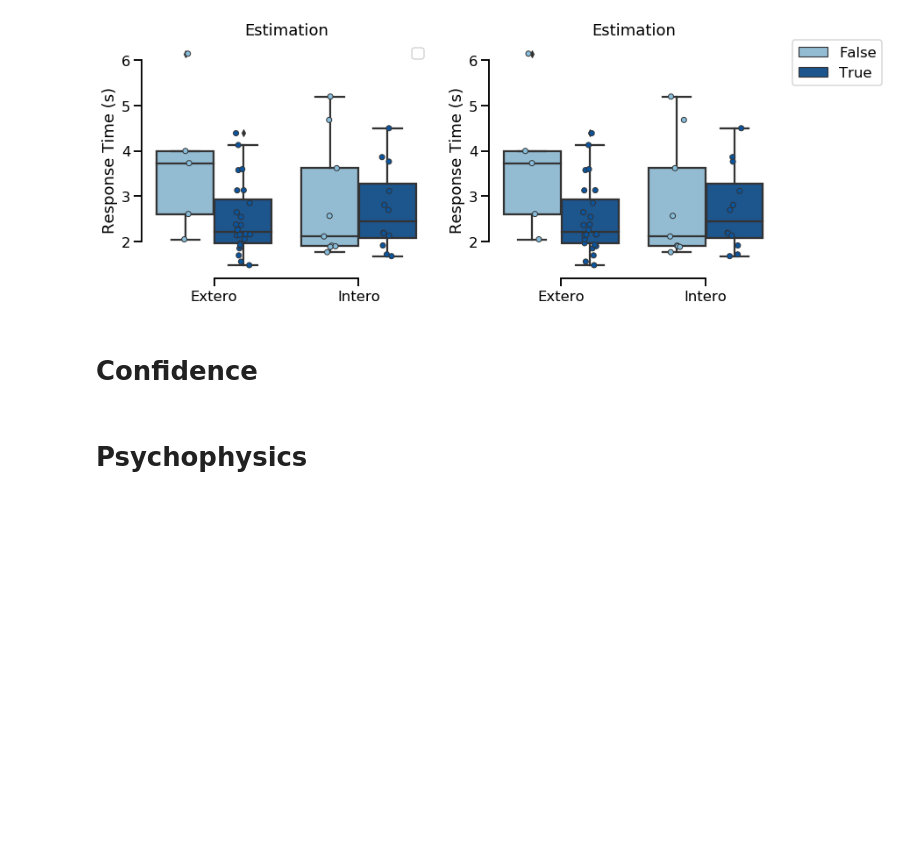
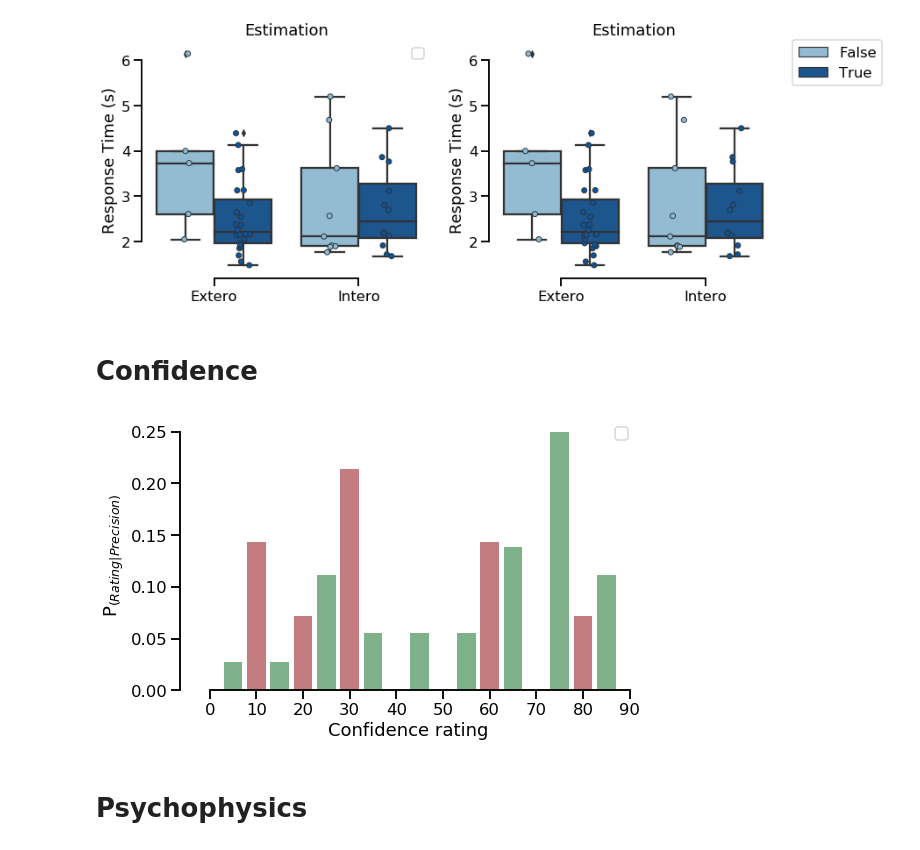
Before and after one commit to embodied-computation-group/Cardioception, a Jupyter notebook: cardioception/HeartRateDiscrimination/Analyses.ipynb, the cells around one changed output. Cells and saved outputs as stored; diff of their text form; code cells hidden in the pictures; blank space fills up the shorter version.

```diff
--- a/cardioception/HeartRateDiscrimination/Analyses.ipynb
+++ b/cardioception/HeartRateDiscrimination/Analyses.ipynb
@@ -77,3 +50,28 @@ plt.tight_layout()
+# %%
+sns.set_context('talk')
+fig, ax = plt.subplots(figsize=(8, 5))
+
+for col, corr, label in zip(['#b55d60', '#5f9e6e'], [False, True], ['Incorrect', 'Correct']):
+
+    for conf in range(10, 100, 10):
+
+        # Correct trials
+        p = len(df['Confidence'][(df['Confidence']<conf) & (df['Confidence']>conf -10) & (df['responseCorrect'] == corr)])
+
+        # Normalize wih total numer of trials
+        p /= len(df['Confidence'][(df['responseCorrect'] == corr)])
+
+        jit = 5 if corr == True else 0
+        plt.bar(x=[conf-10+jit], height=p, width=4, color=col, alpha=.8, label=label)
+
+plt.legend('')
+plt.ylabel('P$_{(Rating|Precision)}$')
+plt.xlabel('Confidence rating')
+plt.xticks(range(0, 100, 10))
+sns.despine(trim=10)
+plt.tight_layout()
+# %% [output]
+[figure, added]
 # %% [markdown]
 # Psychophysics
 # %% [markdown]
```
Also changed, not shown: parts of 2 cells of this notebook, 2 other files.
